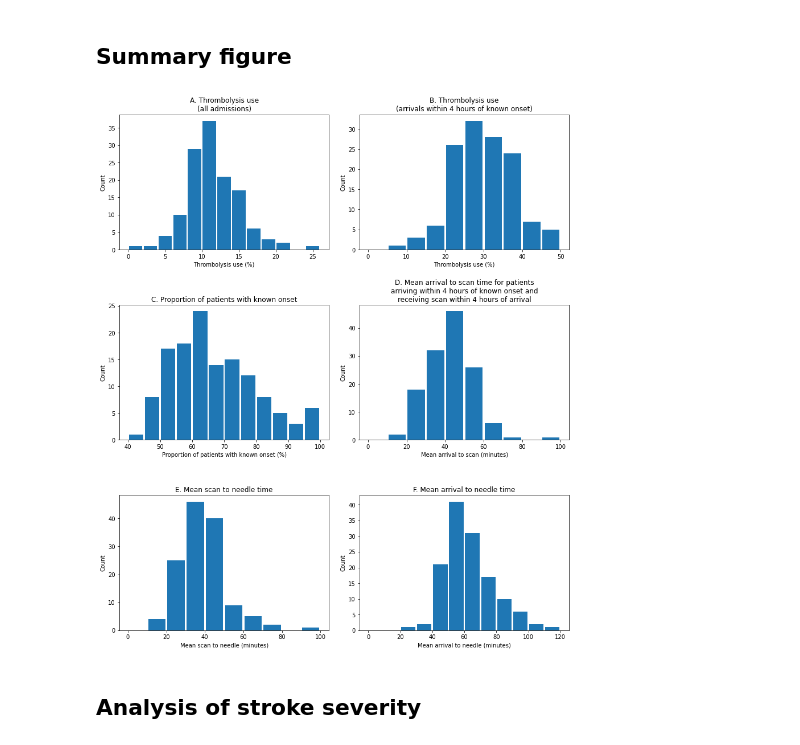
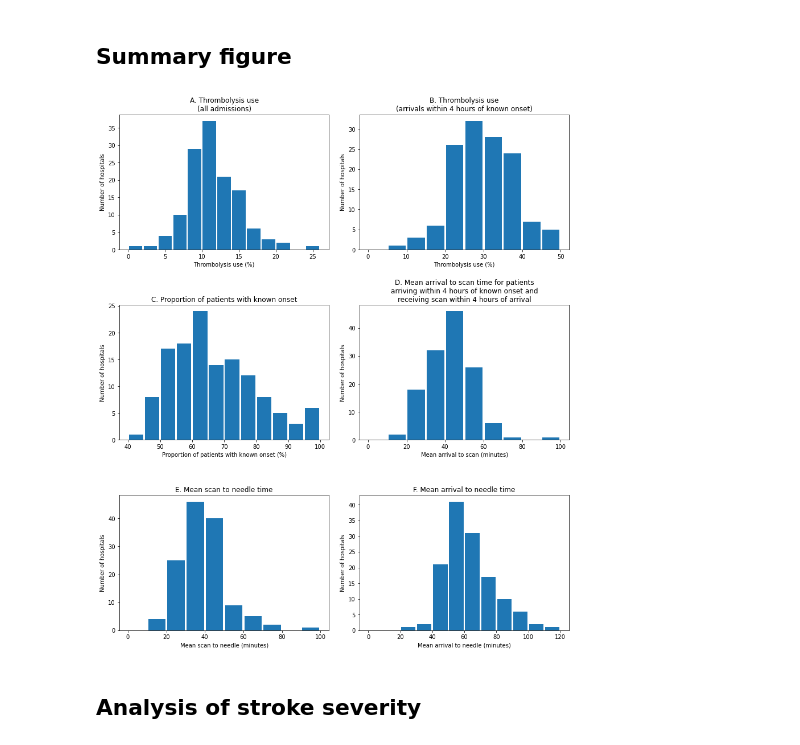
Before and after one commit to samuel-book/samuel-1, a Jupyter notebook: _sources/descriptive_stats/01_descriptive.ipynb, the cells around one changed output. Drawn from its saved outputs; the diff is of its cells as text; code cells hidden in the pictures.

```diff
--- a/_sources/descriptive_stats/01_descriptive.ipynb
+++ b/_sources/descriptive_stats/01_descriptive.ipynb
@@ -424,7 +424,7 @@ x = analysis_by_team['thrombolysis_rate'] * 100
 bins = np.arange(0, x.max()+2, 2)
 ax1.hist(x, bins=bins, rwidth=0.9)
 ax1.set_xlabel('Thrombolysis use (%)')
-ax1.set_ylabel('Count')
+ax1.set_ylabel('Number of hospitals')
 ax1.set_title('A. Thrombolysis use\n(all admissions)')
 
 # Subplot 2: Histogram of thrombolysis rate for patients arriving in 4 hours
@@ -433,7 +433,7 @@ x = analysis_by_team['eligable'] * 100
 bins = np.arange(0, x.max()+5, 5)
 ax2.hist(x, bins=bins, rwidth=0.9)
 ax2.set_xlabel('Thrombolysis use (%)')
-ax2.set_ylabel('Count')
+ax2.set_ylabel('Number of hospitals')
 ax2.set_title('B. Thrombolysis use\n(arrivals within 4 hours of known onset)')
 
 # Subplot 3: Histogram of proportion of patients with known onset
@@ -442,44 +442,44 @@ x = analysis_by_team['onset_known'] * 100
 bins = np.arange(40, x.max()+5, 5)
 ax3.hist(x, bins=bins, rwidth=0.9)
 ax3.set_xlabel('Proportion of patients with known onset (%)')
-ax3.set_ylabel('Count')
+ax3.set_ylabel('Number of hospitals')
 ax3.set_title('C. Proportion of patients with known onset')
 
 # Subplot 4: Histogram of mean Arrival to scan times
 ax4 = fig.add_subplot(324)
 x = analysis_by_team['arrival_scan_mins_mu']
 bins = np.arange(0, x.max()+10, 10)
 ax4.hist(x, bins=bins, rwidth=0.9)
 ax4.set_xlabel('Mean arrival to scan (minutes)')
-ax4.set_ylabel('Count')
+ax4.set_ylabel('Number of hospitals')
 ax4.set_title('''D. Mean arrival to scan time for patients
 arriving within 4 hours of known onset and
 receiving scan within 4 hours of arrival''')
 
 # Subplot 5: Histogram of mean scan to needle times
 ax5 = fig.add_subplot(325)
 x = analysis_by_team['scan_needle_mins_mu']
 bins = np.arange(0, x.max()+10, 10)
 ax5.hist(x, bins=bins, rwidth=0.9)
 ax5.set_xlabel('Mean scan to needle (minutes)')
-ax5.set_ylabel('Count')
+ax5.set_ylabel('Number of hospitals')
 ax5.set_title('E. Mean scan to needle time')
 
 # Subplot 6: Histogram of mean arrival to needle times
 ax6 = fig.add_subplot(326)
 x = analysis_by_team['arrival_needle_mins_mu']
 bins = np.arange(0, x.max()+10, 10)
 ax6.hist(x, bins=bins, rwidth=0.9)
 ax6.set_xlabel('Mean arrival to needle (minutes)')
-ax6.set_ylabel('Count')
+ax6.set_ylabel('Number of hospitals')
 ax6.set_title('F. Mean arrival to needle time')
 
 # Save and show
 plt.tight_layout(pad=2)
 plt.savefig('output/pathway_summary_six_histograms.jpg', dpi=300)
 plt.show();
 # %% [output]
-[figure, old version]
+[figure, new version]
 # %% [markdown]
 ## Analysis of stroke severity
 # %%
```
Also changed, not shown: 9 other files.
